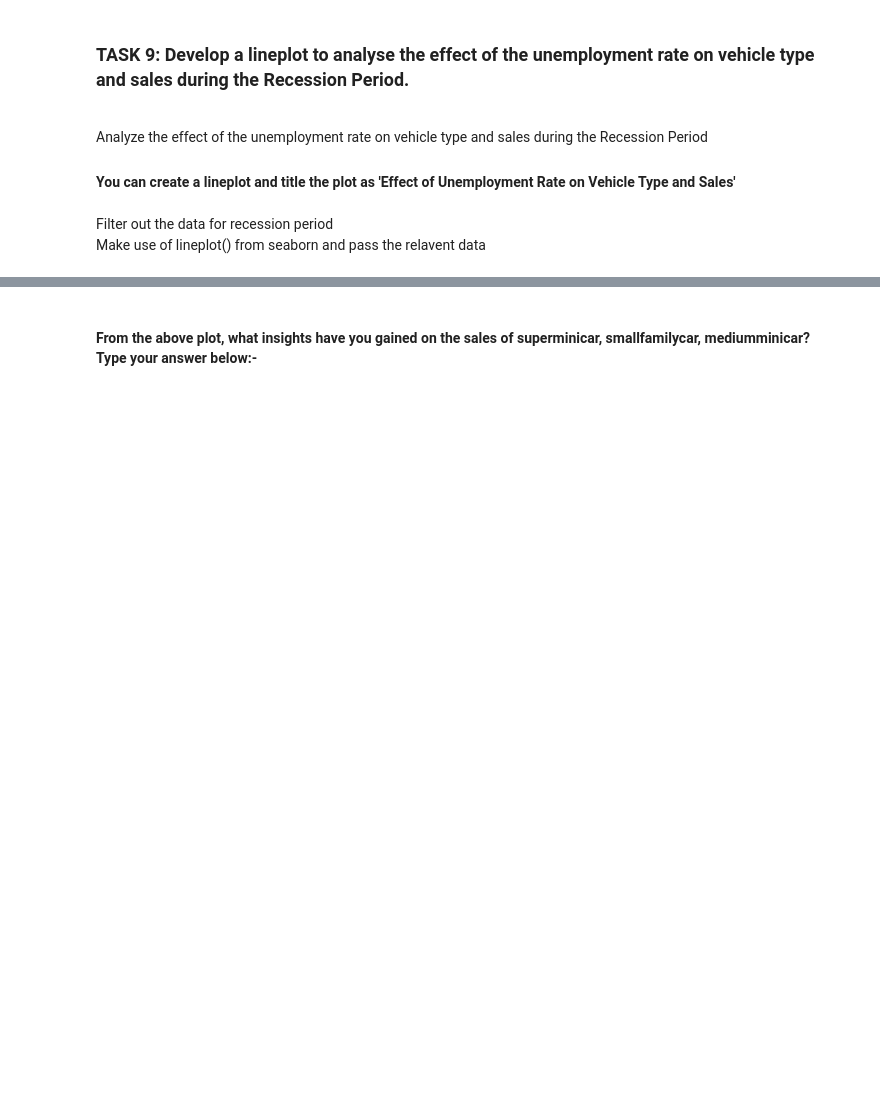
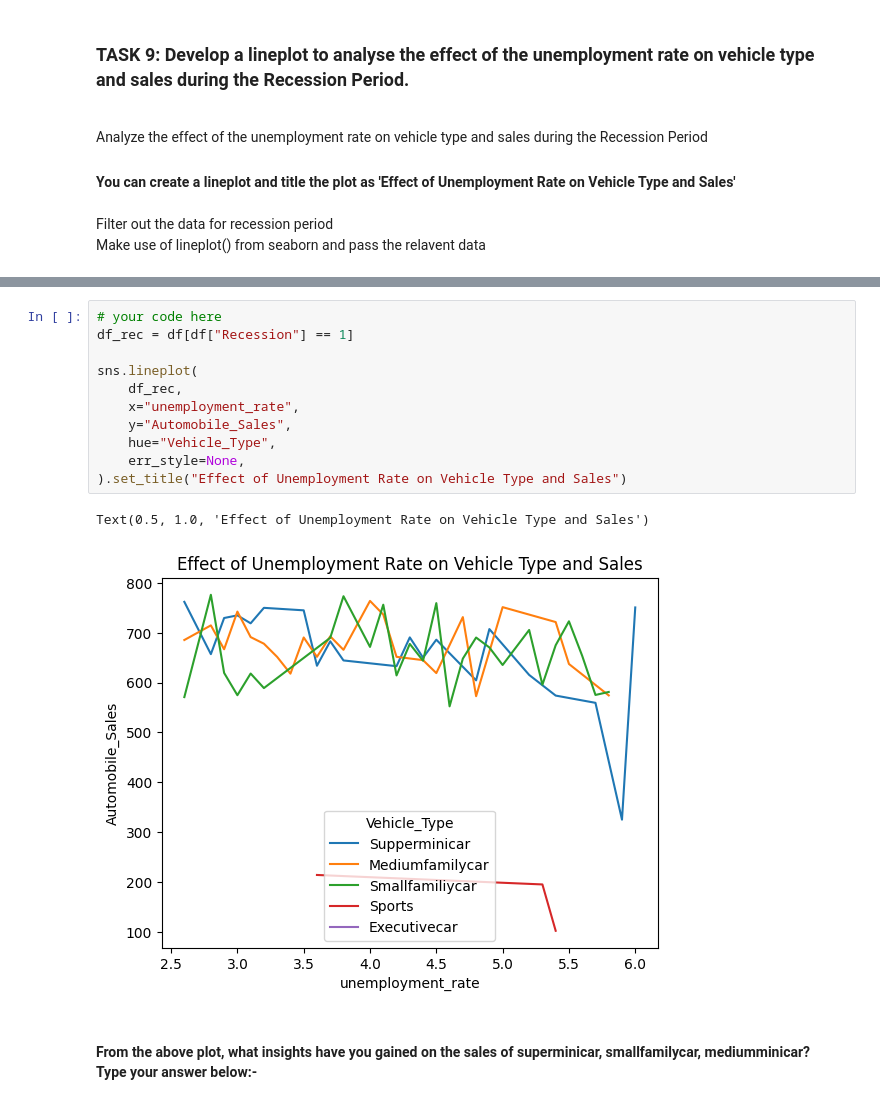
Before and after one commit to PinkNekoFist/introduction_to_DS, a Jupyter notebook: hw2/hw2/hw2_automobile/hw2_automobile.ipynb, the cells around one changed output, grey strips where cells are left out. Saved outputs shown, nothing was run; the diff lists cells and outputs as text; blank space fills up the shorter version.

```diff
--- a/hw2/hw2/hw2_automobile/hw2_automobile.ipynb
+++ b/hw2/hw2/hw2_automobile/hw2_automobile.ipynb
@@ -437,3 +447,17 @@ Text(0.5, 1.0, 'Effect of Unemployment Rate on Vehicle Type and Sales')
+# %%
+# your code here
+df_rec = df[df["Recession"] == 1]
+
+sns.lineplot(
+    df_rec,
+    x="unemployment_rate",
+    y="Automobile_Sales",
+    hue="Vehicle_Type",
+    err_style=None,
+).set_title("Effect of Unemployment Rate on Vehicle Type and Sales")
+# %% [output]
+Text(0.5, 1.0, 'Effect of Unemployment Rate on Vehicle Type and Sales')
+[figure, added]
 # %% [markdown]
 #### From the above plot, what insights have you gained on the sales of superminicar, smallfamilycar, mediumminicar?<br> Type your answer below:-
 # %% [markdown]
```
Also changed, not shown: parts of 3 cells of this notebook, 1 other file.
